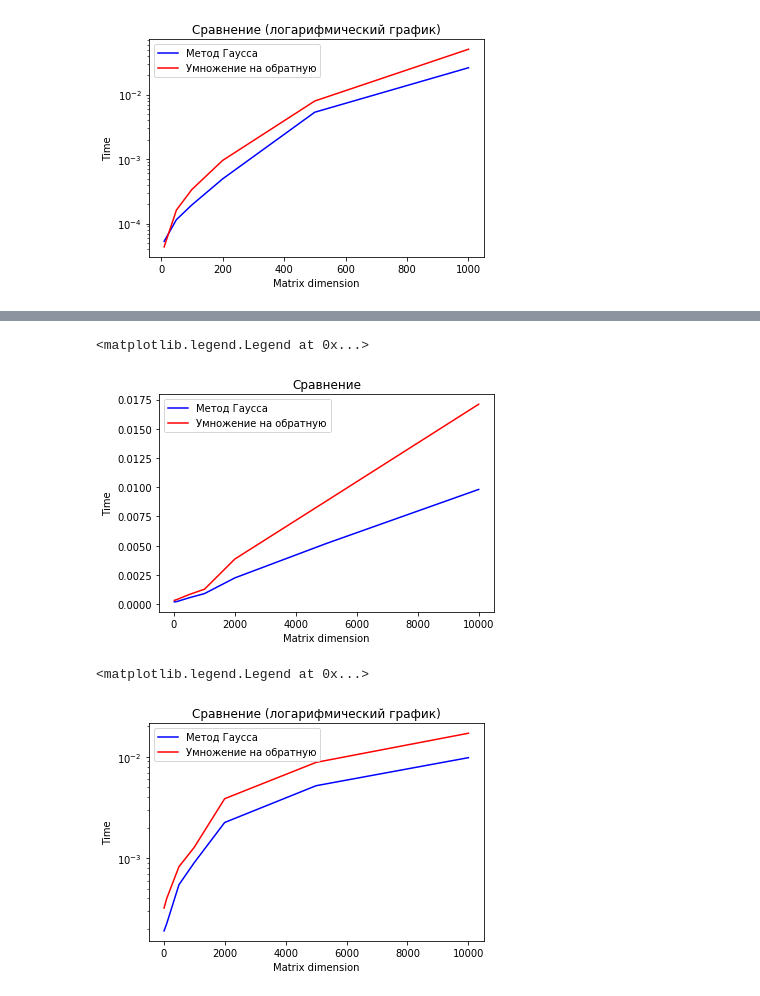
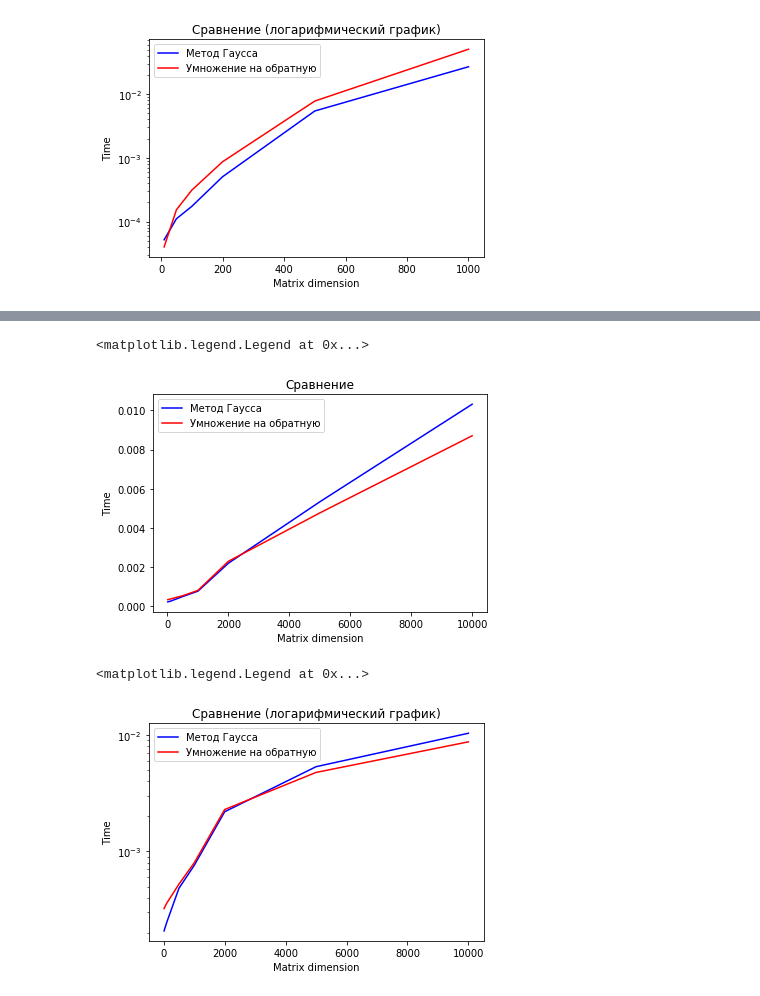
Before and after one commit to AndroidM0nkey/Codes, a Jupyter notebook: HSE Linalg Lab Fall 2019.ipynb, the cells around one changed output, grey strips where cells are left out. Saved outputs shown, nothing was run; the diff lists cells and outputs as text; code cells hidden in the pictures.

```diff
--- a/HSE Linalg Lab Fall 2019.ipynb
+++ b/HSE Linalg Lab Fall 2019.ipynb
@@ -631,7 +631,7 @@ for i in range(6):
     B = np.random.rand(n[i],m)
     res_lib = %timeit -o sla.solve(A,B)
     lib_times.append(res_lib.best)
-    res_my = %timeit -o A.dot(sla.inv(A).dot(B))
+    res_my = %timeit -o sla.inv(A).dot(B)
     my_times.append(res_my.best)
 
 plt.plot(n, lib_times, color='blue', label='Метод Гаусса')
@@ -676,7 +676,7 @@ for i in range(7):
     B = np.random.rand(n,m[i])
     res_lib = %timeit -o sla.solve(A,B)
     lib_times.append(res_lib.best)
-    res_my = %timeit -o A.dot(sla.inv(A).dot(B))
+    res_my = %timeit -o sla.inv(A).dot(B)
     my_times.append(res_my.best)
 
 plt.plot(m, lib_times, color='blue', label='Метод Гаусса')
@@ -703,5 +703,5 @@ plt.legend()
 <matplotlib.legend.Legend at 0x...>
-[figure, old version]
+[figure, new version]
 # %%
 plt.semilogy(m, lib_times, color='blue', label='Метод Гаусса')
 plt.semilogy(m, my_times, color='red', label='Умножение на обратную')
@@ -711,4 +711,4 @@ plt.xlabel('Matrix dimension')
 plt.legend()
 # %% [output]
 <matplotlib.legend.Legend at 0x...>
-[figure, old version]
+[figure, new version]
```
Also changed, not shown: parts of 2 cells of this notebook.
